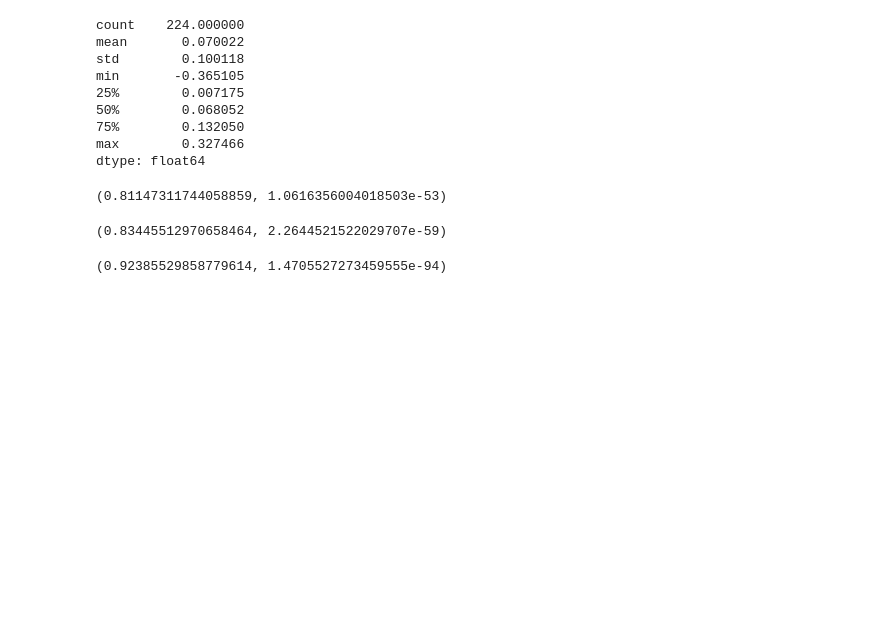
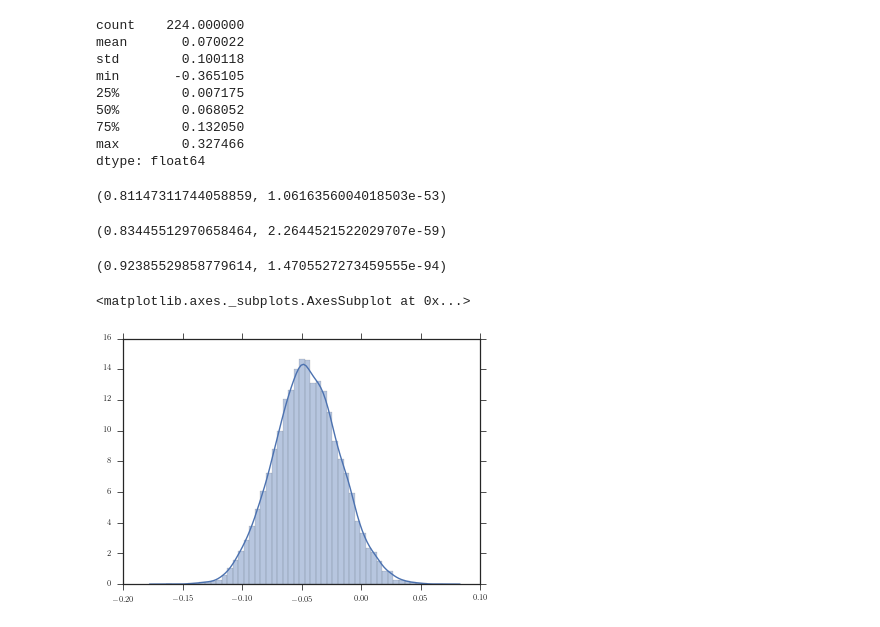
Before and after one commit to ttshimiz/bat-agn-sed-fitting-paper, a Jupyter notebook: ipython_notebooks/agn-frac-comparison.ipynb, the cells around one changed output. Saved outputs shown, nothing was run; the diff lists cells and outputs as text; code cells hidden in the pictures; blank space fills up the shorter version.

```diff
--- a/ipython_notebooks/agn-frac-comparison.ipynb
+++ b/ipython_notebooks/agn-frac-comparison.ipynb
@@ -165,3 +171,13 @@ stats.pearsonr(bat_agn_frac['agnfracc12'], bat_agn_frac['agnfracd14'])
 stats.pearsonr(bat_agn_frac['agnfracdecompir'], bat_agn_frac['agnfracd14'])
 # %% [output]
 (0.92385529858779614, 1.4705527273459555e-94)
+# %%
+lm_c12_decompir = linmix.LinMix(bat_agn_frac['agnfracc12'].values, bat_agn_frac['agnfracdecompir'].values,
+                                xsig=bat_casey['agn_frac_84'][bat_casey['agn_frac_16'] > 0].values-bat_casey['agn_frac'][bat_casey['agn_frac_16'] > 0].values,
+                                ysig=bat_decompir.loc[bat_agn_frac.index, 'agn_frac_84'].values-bat_agn_frac['agnfracdecompir'].values)
+lm_c12_decompir.run_mcmc(silent=True)
+# %%
+sn.distplot(lm_c12_decompir.chain['alpha'])
+# %% [output]
+<matplotlib.axes._subplots.AxesSubplot at 0x...>
+[figure, added]
```
Also changed, not shown: parts of 18 cells of this notebook, 18 other files.
